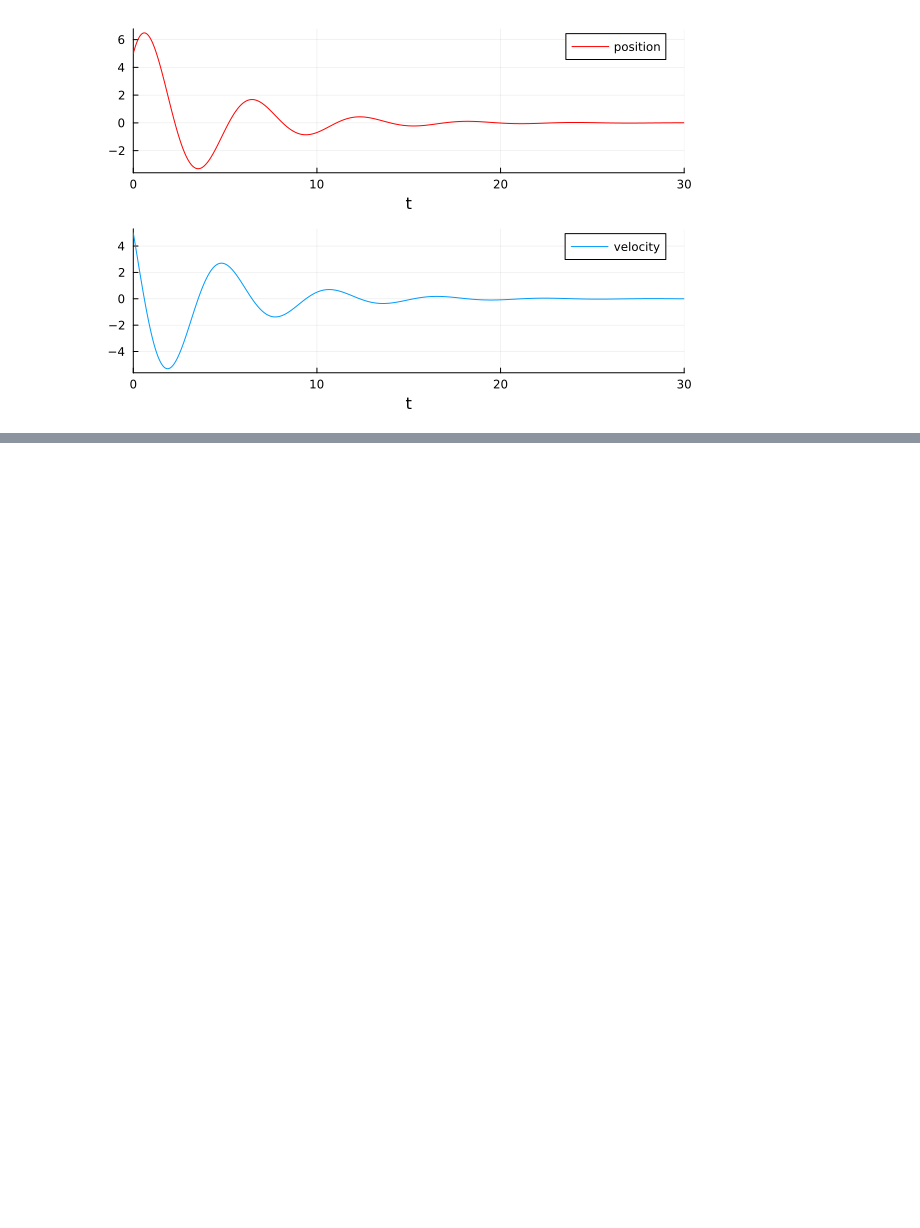
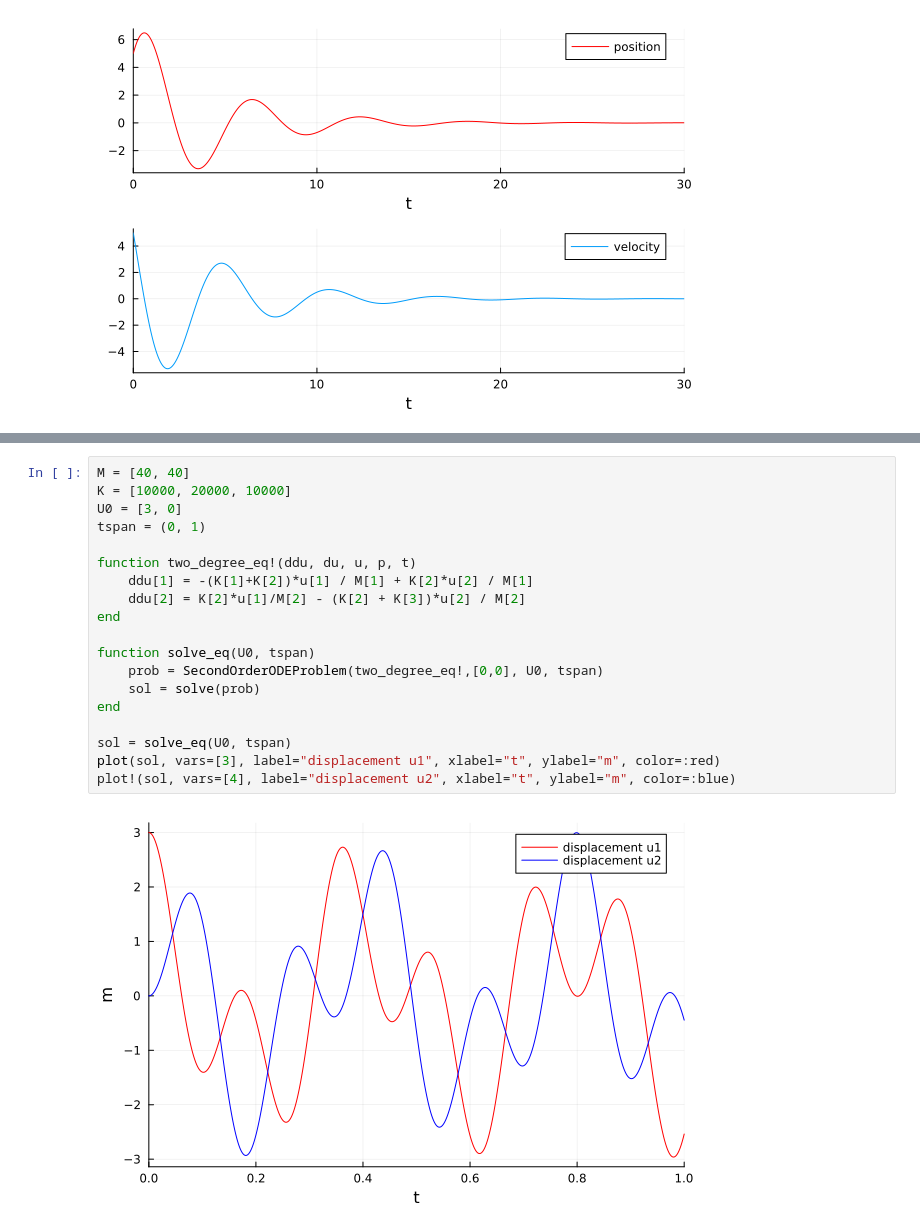
Before and after one commit to tdrAndrei/BusDoor_modeling2023, a Jupyter notebook: src/PointMassSystem.ipynb, the cells around one changed output, grey strips where cells are left out. Saved outputs shown, nothing was run; the diff lists cells and outputs as text; blank space fills up the shorter version.

Commit message:
Figure for coupled point masses

```diff
--- a/src/PointMassSystem.ipynb
+++ b/src/PointMassSystem.ipynb
@@ -36,0 +44,21 @@ plot(p1, p2, layout=(2, 1))
+# %%
+M = [40, 40]
+K = [10000, 20000, 10000]
+U0 = [3, 0]
+tspan = (0, 1)
+
+function two_degree_eq!(ddu, du, u, p, t)
+    ddu[1] = -(K[1]+K[2])*u[1] / M[1] + K[2]*u[2] / M[1]
+    ddu[2] = K[2]*u[1]/M[2] - (K[2] + K[3])*u[2] / M[2]
+end
+
+function solve_eq(U0, tspan)
+    prob = SecondOrderODEProblem(two_degree_eq!,[0,0], U0, tspan)
+    sol = solve(prob)
+end
+
+sol = solve_eq(U0, tspan)
+plot(sol, vars=[3], label="displacement u1", xlabel="t", ylabel="m", color=:red)
+plot!(sol, vars=[4], label="displacement u2", xlabel="t", ylabel="m", color=:blue)
+# %% [output]
+[figure, added]
```
Also changed, not shown: parts of 1 cell of this notebook.
